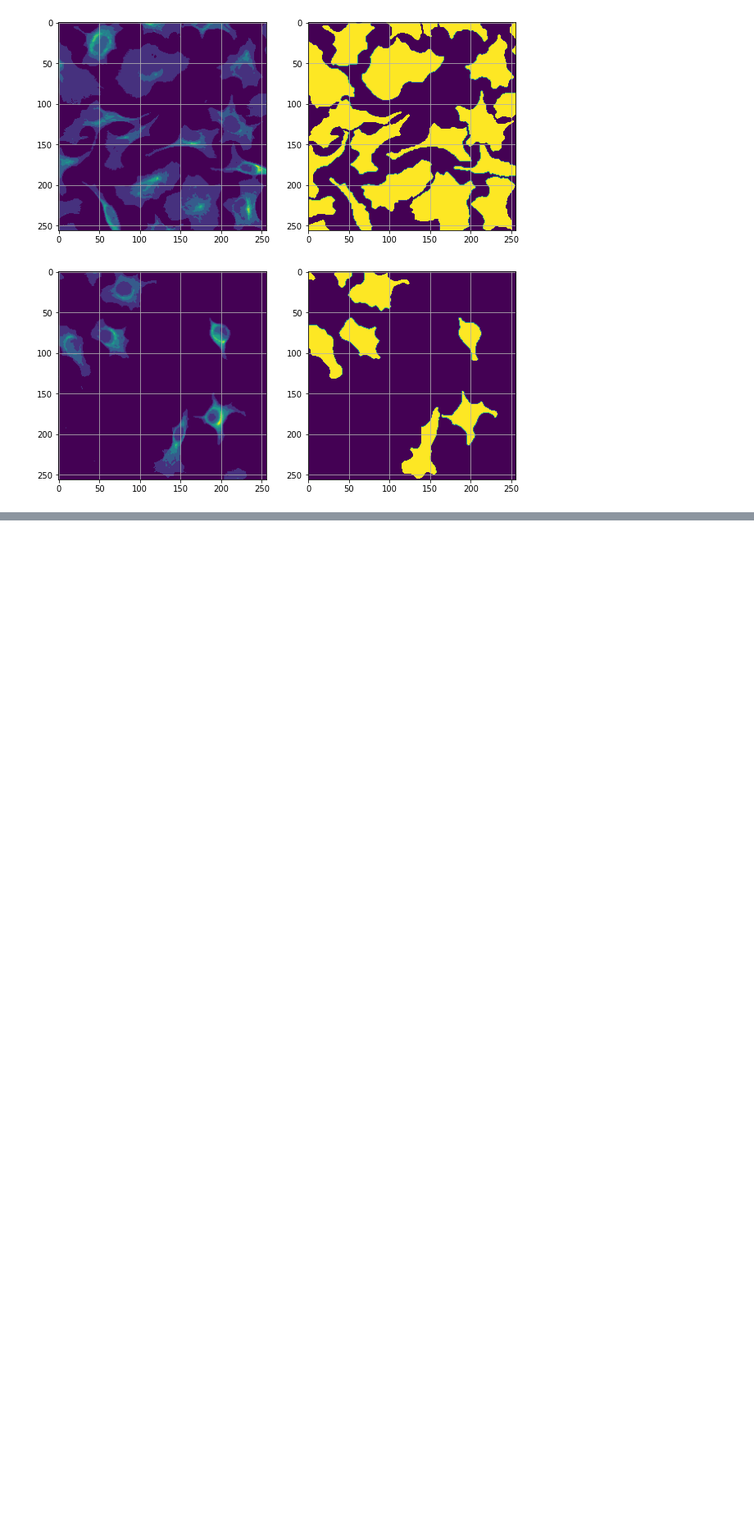
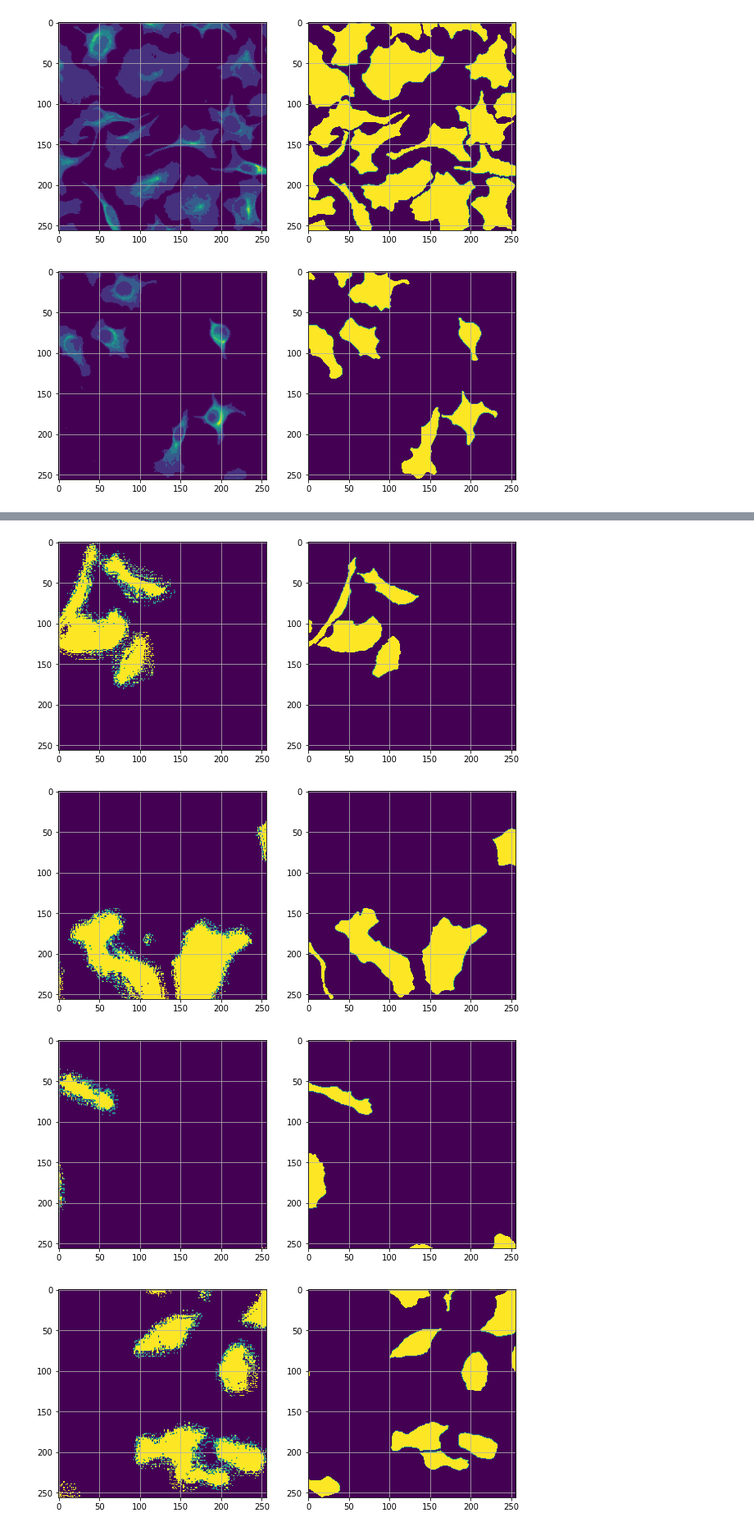
Before and after one commit to ego-alt/segmentation-from-scratch, a Jupyter notebook: cell_image.ipynb, the cells around one changed output, grey strips where cells are left out. Shown at 82% size. Drawn from its saved outputs; the diff is of its cells as text; code cells hidden in the pictures; blank space fills up the shorter version.

Commit message:
Fixed tendency to "not cell"

```diff
--- a/cell_image.ipynb
+++ b/cell_image.ipynb
@@ -45,8 +45,8 @@ class CellImages(Dataset):
         lbl = self.transform(self.labels[ind])
         return img, lbl
 # %%
-train = DataLoader(CellImages(images[0:40], labels[0:40]), batch_size=5, shuffle=False)
-test = DataLoader(CellImages(images[40:45], labels[40:45]), batch_size=5, shuffle=False)
+train = DataLoader(CellImages(images[0:60], labels[0:60]), batch_size=5, shuffle=False)
+test = DataLoader(CellImages(images[60:70], labels[60:70]), batch_size=5, shuffle=False)
 # %%
 for i, sample in enumerate(train):
     if i == 3:
@@ -129,7 +129,7 @@ class UNet(nn.Module):
         return feature
 # %%
 def train_loop(dataloader, model, loss_fn, optimizer):
-    """Compare predictions and targets in mini-batches"""
+    """Training batch to update weights and biases"""
     size = len(dataloader.dataset)
     for i, (img, lbl) in enumerate(dataloader):
         img_batch, lbl_batch = img.to('cuda'), lbl.to('cuda')
@@ -145,7 +145,7 @@ def train_loop(dataloader, model, loss_fn, optimizer):
         print(f"loss: {loss:>7f}  [{current:>5d}/{size:>5d}]")
 # %%
 def test_loop(dataloader, model, loss_fn):
-    "Test the model with previously unseen, new images"
+    "Validation batch for each epoch"
     size = len(dataloader.dataset)
     num_batches = len(dataloader)
     test_loss = 0
@@ -159,22 +159,16 @@ def test_loop(dataloader, model, loss_fn):
             out = (nn.Sigmoid()(pred) > 0.5).float()
             correct = (torch.eq(out, lbl_batch).sum() / out.numel())
 
-            f, ax = plt.subplots(1,2,figsize=(10,10))
-            ax[0].imshow(out[0].cpu().numpy()[0])
-            ax[0].grid()
-            ax[1].imshow(lbl_batch[0].cpu().numpy()[0])
-            ax[1].grid()
-            plt.show()
-
     test_loss /= num_batches
     print(f"Test Error: \n Accuracy: {(100*correct):>0.1f}%, Avg loss: {test_loss:>8f} \n")
+    return out, lbl_batch
 # %%
 output_size = (256, 256)
-channels = [1, 64, 128, 256, 512, 1024]
+channels = [3, 64, 128, 256]
 handler = UNet(channels, output_size).to('cuda')
 loss_fn = nn.BCEWithLogitsLoss()
 optimiser = optim.SGD(handler.parameters(), lr=3e-4)
-scheduler = optim.lr_scheduler.OneCycleLR(optimiser, max_lr=3e-2, steps_per_epoch=len(train), epochs=5)
+scheduler = optim.lr_scheduler.OneCycleLR(optimiser, max_lr=5e-3, steps_per_epoch=len(train), epochs=5)
 # %%
 for t in range(5):
     print(f"Epoch {t + 1}\n-------------------------------")
@@ -255,0 +198,12 @@ Done!
+# %%
+unseen = DataLoader(CellImages(images[90:95], labels[90:95]), batch_size=5, shuffle=False)
+pred, ans = test_loop(unseen, handler, loss_fn)
+
+for i in range(5):
+    f, ax = plt.subplots(1,2,figsize=(10,10))
+    ax[0].imshow(pred[i].cpu().numpy()[0])
+    ax[0].grid()
+    ax[1].imshow(ans[i].cpu().numpy()[0])
+    ax[1].grid()
+    plt.show()
+# %% [output]
@@ -255,0 +212,4 @@ Done!
+[figure, added]
+[figure, added]
+[figure, added]
+[figure, added]
```
Also changed, not shown: parts of 3 cells of this notebook.
